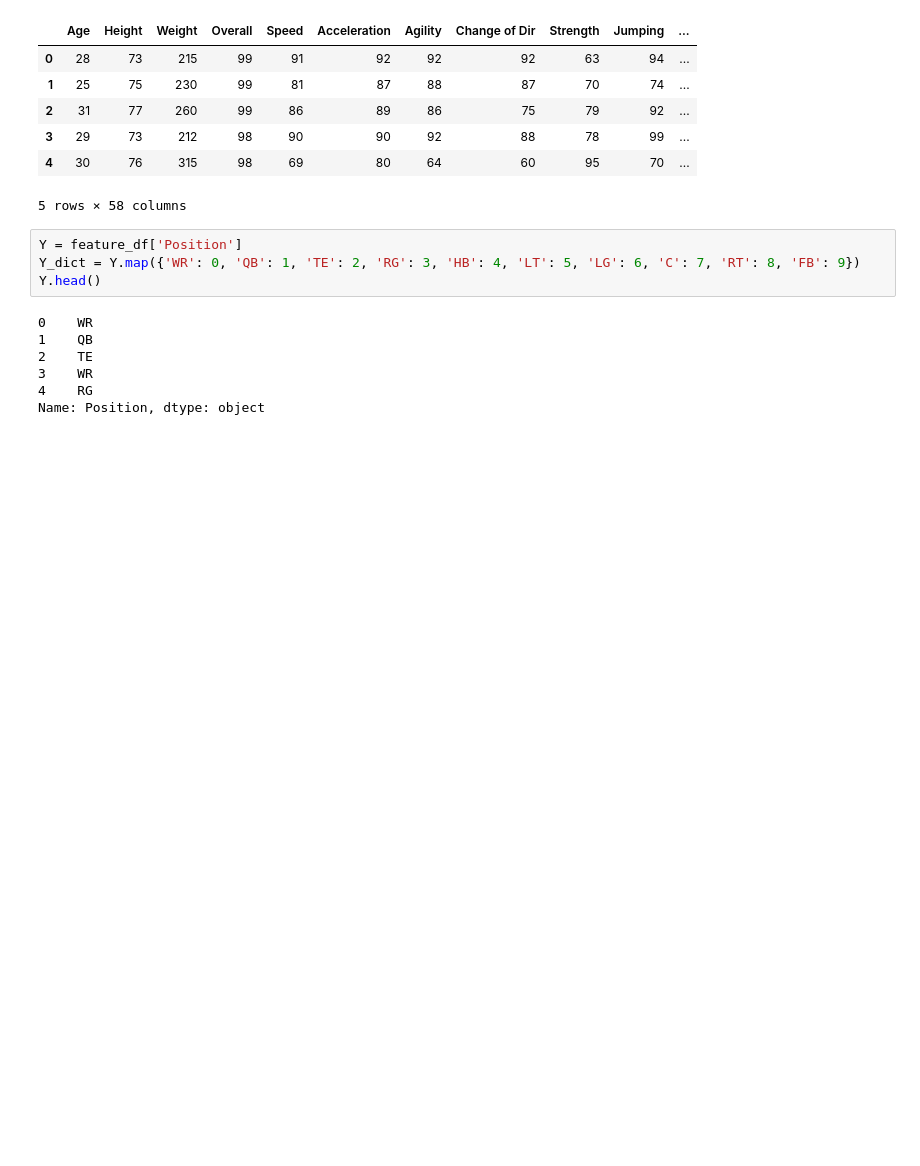
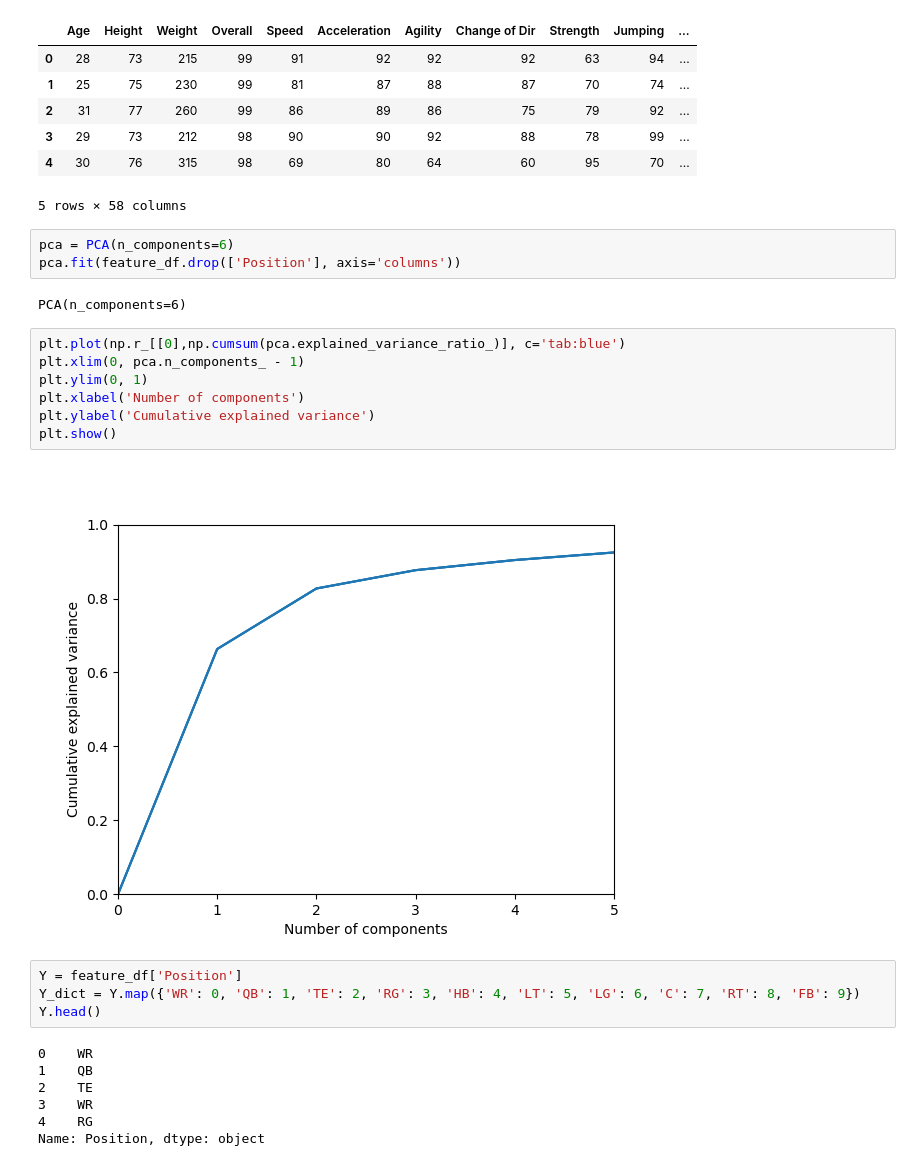
Before and after one commit to samuelrufusward/ADS-NFL, a Jupyter notebook: BigDataBowl2023/PositionPCA.ipynb, the cells around one changed output. Cells and saved outputs as stored; diff of their text form; blank space fills up the shorter version.

Commit message:
Added elbow curve diagram.

```diff
--- a/BigDataBowl2023/PositionPCA.ipynb
+++ b/BigDataBowl2023/PositionPCA.ipynb
@@ -39,6 +40,20 @@ X.head()
 | 3 | 29 | 73 | 212 | 98 | 90 | 90 | 92 | 88 | 78 | 99 | ... |
 | 4 | 30 | 76 | 315 | 98 | 69 | 80 | 64 | 60 | 95 | 70 | ... |
 5 rows × 58 columns
+# %%
+pca = PCA(n_components=6)
+pca.fit(feature_df.drop(['Position'], axis='columns'))
+# %% [output]
+PCA(n_components=6)
+# %%
+plt.plot(np.r_[[0],np.cumsum(pca.explained_variance_ratio_)], c='tab:blue')
+plt.xlim(0, pca.n_components_ - 1)
+plt.ylim(0, 1)
+plt.xlabel('Number of components')
+plt.ylabel('Cumulative explained variance')
+plt.show()
+# %% [output]
+[figure, added]
 # %%
 Y = feature_df['Position']
 Y_dict = Y.map({'WR': 0, 'QB': 1, 'TE': 2, 'RG': 3, 'HB': 4, 'LT': 5, 'LG': 6, 'C': 7, 'RT': 8, 'FB': 9})
```
Also changed, not shown: parts of 2 cells of this notebook, 2 other files.
